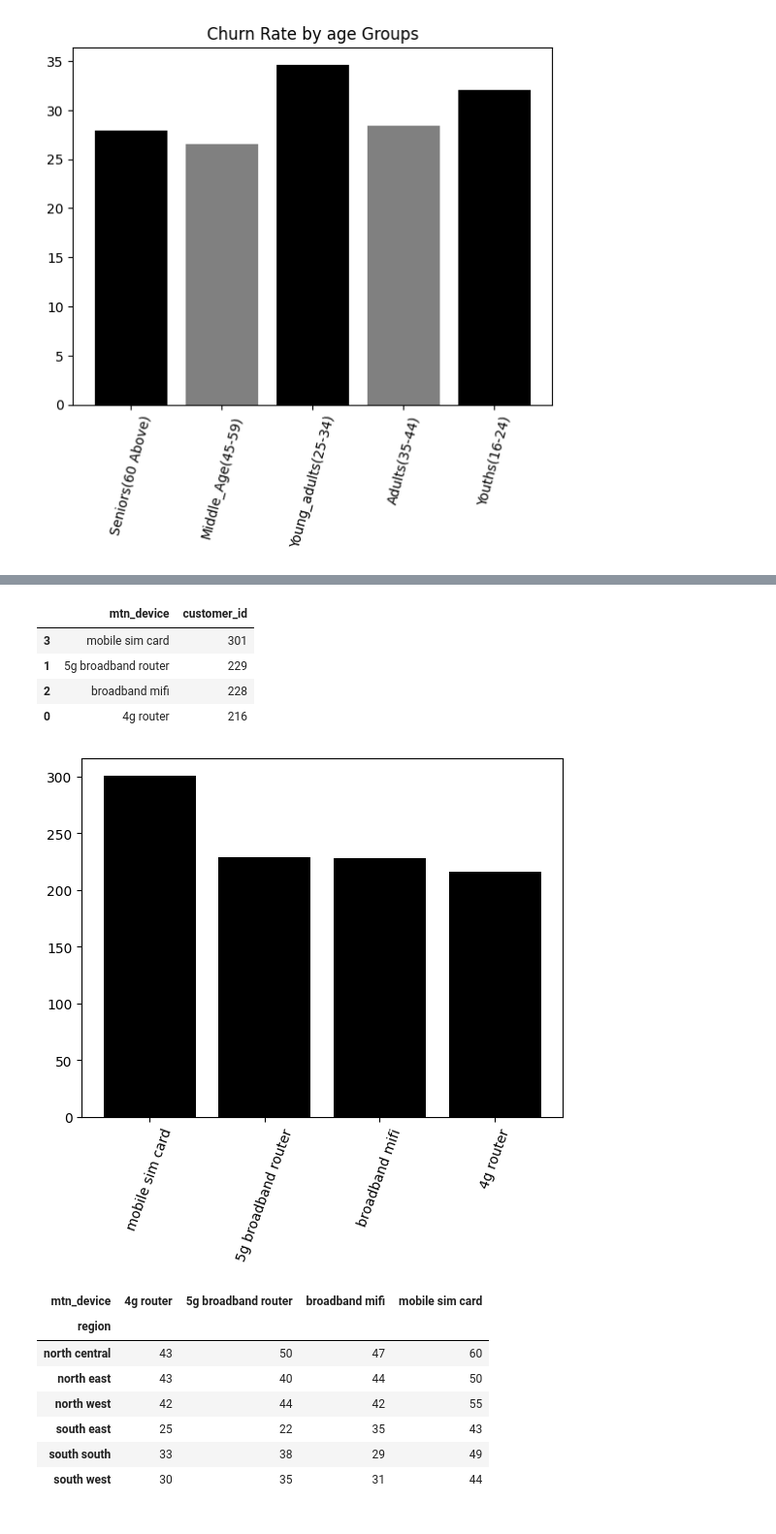
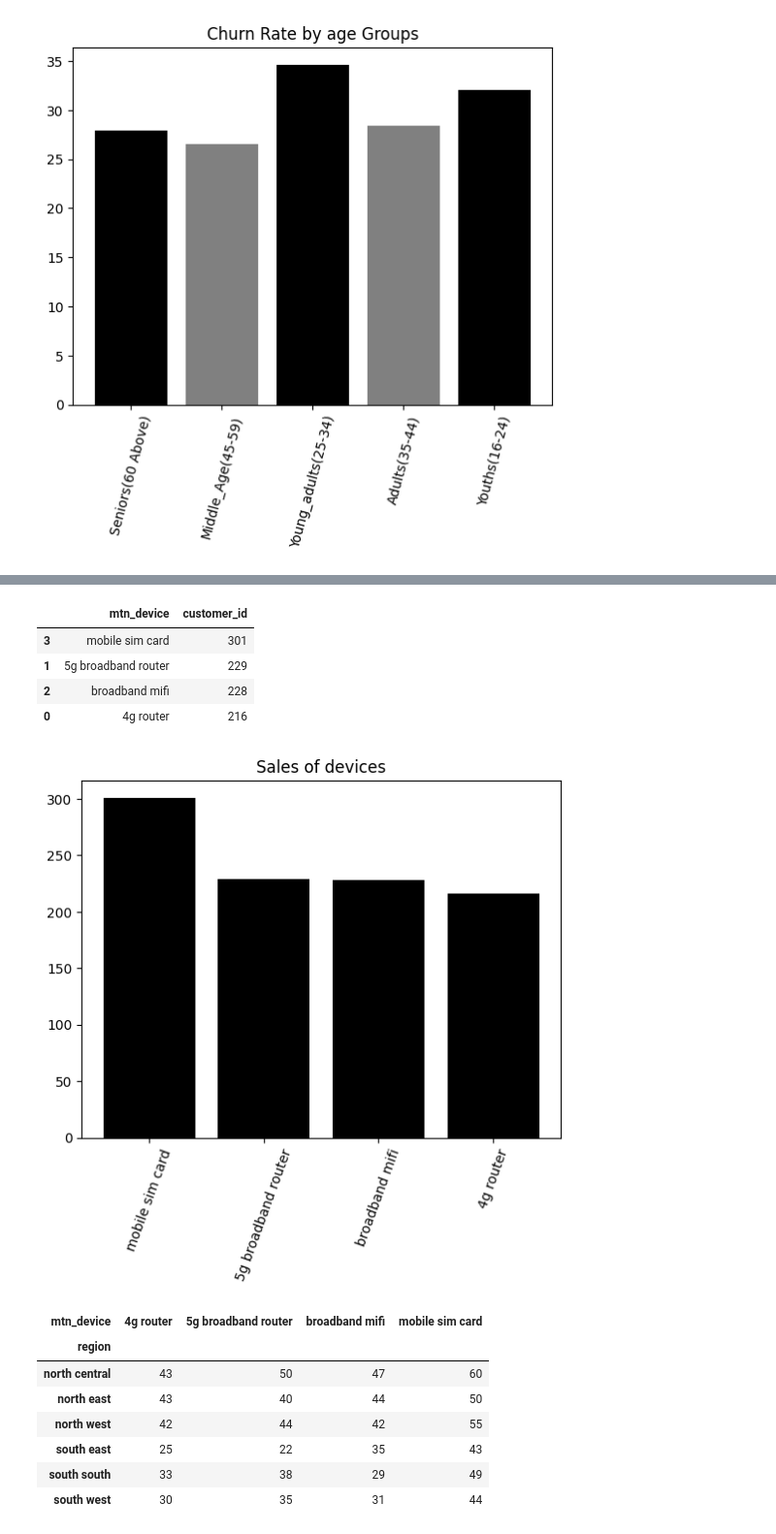
Before and after one commit to iamdrmeka/mtn_churn_new, a Jupyter notebook: mtn_churn.ipynb, the cells around one changed output, grey strips where cells are left out. Shown at 97% size. Saved outputs shown, nothing was run; the diff lists cells and outputs as text; code cells hidden in the pictures.

```diff
--- a/mtn_churn.ipynb
+++ b/mtn_churn.ipynb
@@ -324,17 +325,18 @@ mtn_Device
 # %%
 #Count device usage
 mtn_Device_count = df.groupby('mtn_device')['customer_id'].count().reset_index().sort_values(by='customer_id', ascending=False)
 display(mtn_Device_count)
 plt.bar(mtn_Device_count['mtn_device'], mtn_Device_count['customer_id'], color='black')
 plt.xticks(rotation=70)
+plt.title("Sales of devices")
 plt.show()
 # %% [output]
 |  | mtn_device | customer_id |
 | 3 | mobile sim card | 301 |
 | 1 | 5g broadband router | 229 |
 | 2 | broadband mifi | 228 |
 | 0 | 4g router | 216 |
-[figure, old version]
+[figure, new version]
 # %%
 #device popularity by regions
 df.pivot_table(
```
Also changed, not shown: parts of 5 cells of this notebook, 21 other files.
